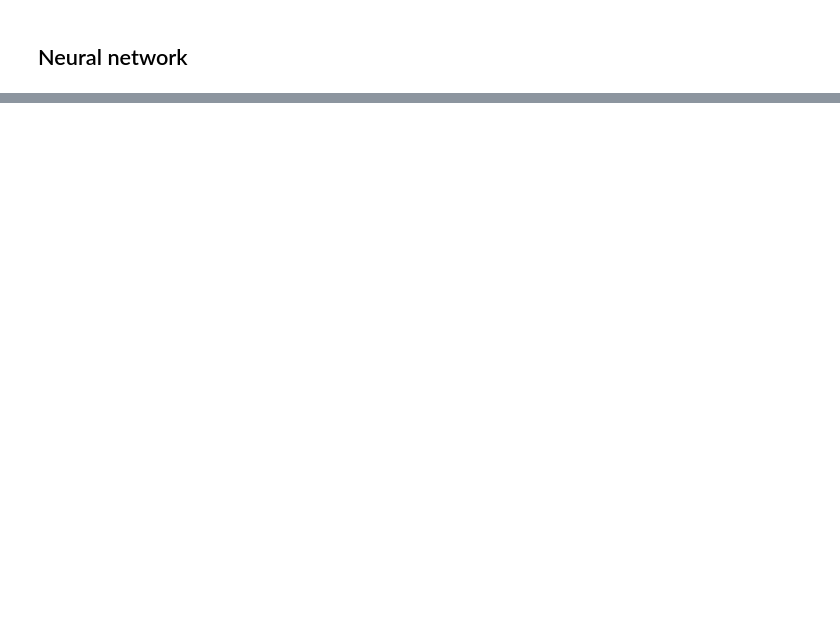
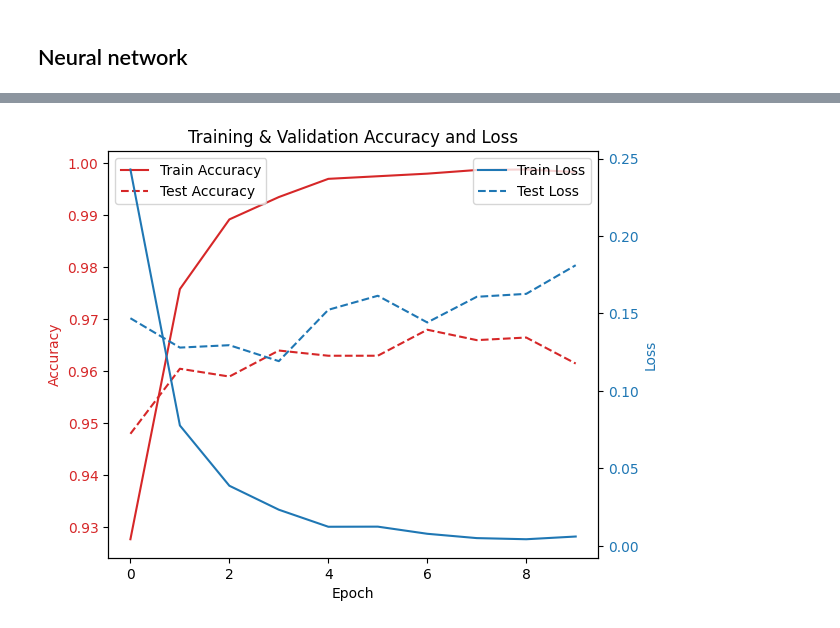
Before and after one commit to MWajdi/Data_anon, a Jupyter notebook: code/subprob3.ipynb, the cells around one changed output, grey strips where cells are left out. Saved outputs shown, nothing was run; the diff lists cells and outputs as text; code cells hidden in the pictures; blank space fills up the shorter version.

```diff
--- a/code/subprob3.ipynb
+++ b/code/subprob3.ipynb
@@ -101,9 +124,13 @@ Model: "sequential_7"
 # %%
-# Train the model
+from keras.callbacks import ModelCheckpoint
 
-history = model.fit(X_train, y_train_one_hot, epochs=2, batch_size=32, validation_data=(X_test, y_test_one_hot))
 
-# Evaluate the model
-loss, accuracy = model.evaluate(X_test, y_test_one_hot)
+history = model.fit(X_train, y_train_encoded,
+                    epochs=10,
+                    batch_size=64,
+                    validation_data=(X_test, y_test_encoded),
+                    callbacks=[])
+
+loss, accuracy = model.evaluate(X_test, y_test_encoded)
 print(f"Test Loss: {loss}, Test Accuracy: {accuracy}")
 # %% [output]
@@ -115,0 +154,26 @@ Test Loss: 0.6746992468833923, Test Accuracy: 0.8349174857139587
+# %%
+import matplotlib.pyplot as plt
+
+fig, ax1 = plt.subplots()
+
+color = 'tab:red'
+ax1.set_xlabel('Epoch')
+ax1.set_ylabel('Accuracy', color=color)
+ax1.plot(history.history['accuracy'], label='Train Accuracy', color=color)
+ax1.plot(history.history['val_accuracy'], label='Test Accuracy', color=color, linestyle='dashed')
+ax1.tick_params(axis='y', labelcolor=color)
+ax1.legend(loc='upper left')
+
+ax2 = ax1.twinx()
+color = 'tab:blue'
+ax2.set_ylabel('Loss', color=color)
+ax2.plot(history.history['loss'], label='Train Loss', color=color)
+ax2.plot(history.history['val_loss'], label='Test Loss', color=color, linestyle='dashed')
+ax2.tick_params(axis='y', labelcolor=color)
+ax2.legend(loc='upper right')
+
+fig.tight_layout()
+plt.title('Training & Validation Accuracy and Loss')
+plt.show()
+# %% [output]
+[figure, added]
```
Also changed, not shown: parts of 7 cells of this notebook, 1 other file.
